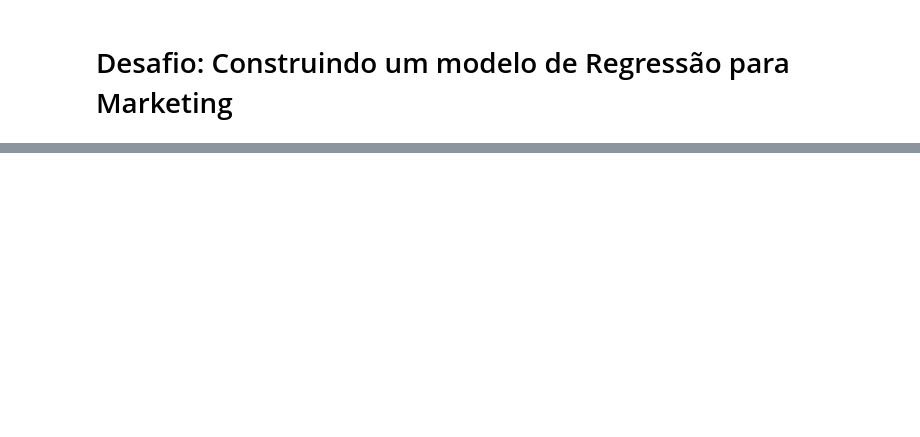
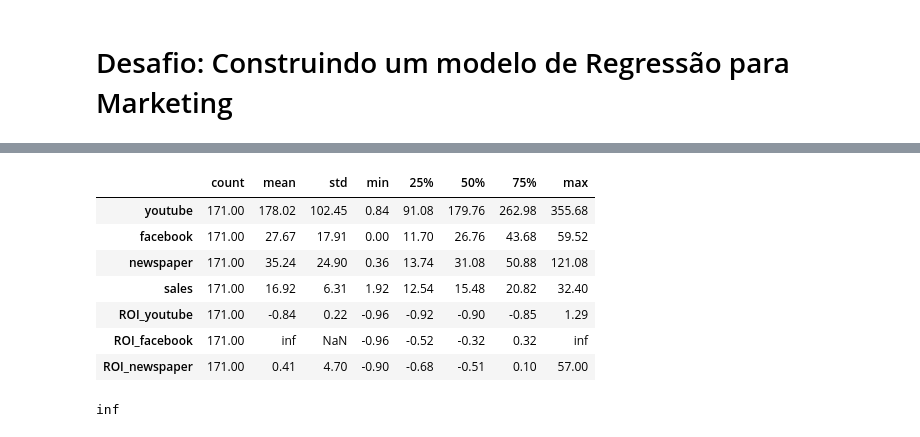
Before and after one commit to italo013/Machine_Learning_Projects_-_Linear_Regression, a Jupyter notebook: Desafio - Regressão para Marketing/Model.ipynb, the cells around one changed output, grey strips where cells are left out. Saved outputs shown, nothing was run; the diff lists cells and outputs as text; code cells hidden in the pictures; blank space fills up the shorter version.

```diff
--- a/Desafio - Regressão para Marketing/Model.ipynb
+++ b/Desafio - Regressão para Marketing/Model.ipynb
@@ -28,0 +222,15 @@ próxima etapa
+# %%
+df.describe().T
+# %% [output]
+|  | count | mean | std | min | 25% | 50% | 75% | max |
+| youtube | 171.00 | 178.02 | 102.45 | 0.84 | 91.08 | 179.76 | 262.98 | 355.68 |
+| facebook | 171.00 | 27.67 | 17.91 | 0.00 | 11.70 | 26.76 | 43.68 | 59.52 |
+| newspaper | 171.00 | 35.24 | 24.90 | 0.36 | 13.74 | 31.08 | 50.88 | 121.08 |
+| sales | 171.00 | 16.92 | 6.31 | 1.92 | 12.54 | 15.48 | 20.82 | 32.40 |
+| ROI_youtube | 171.00 | -0.84 | 0.22 | -0.96 | -0.92 | -0.90 | -0.85 | 1.29 |
+| ROI_facebook | 171.00 | inf | NaN | -0.96 | -0.52 | -0.32 | 0.32 | inf |
+| ROI_newspaper | 171.00 | 0.41 | 4.70 | -0.90 | -0.68 | -0.51 | 0.10 | 57.00 |
+# %%
+df['ROI_facebook'][98]
+# %% [output]
+inf
```
Also changed, not shown: parts of 24 cells of this notebook.
